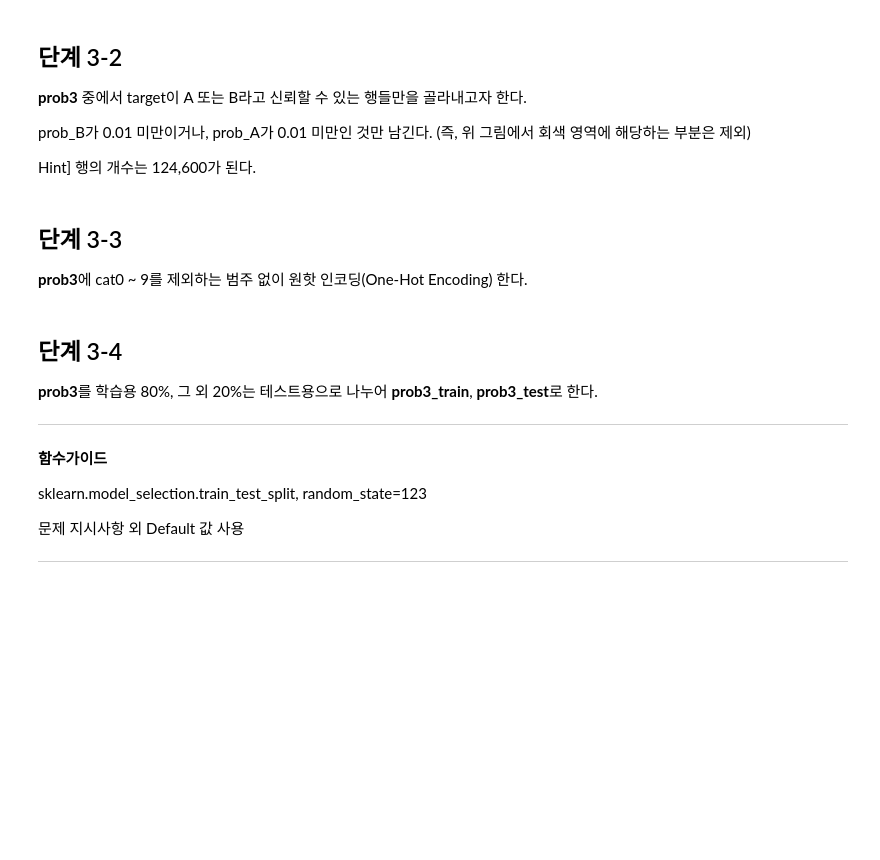
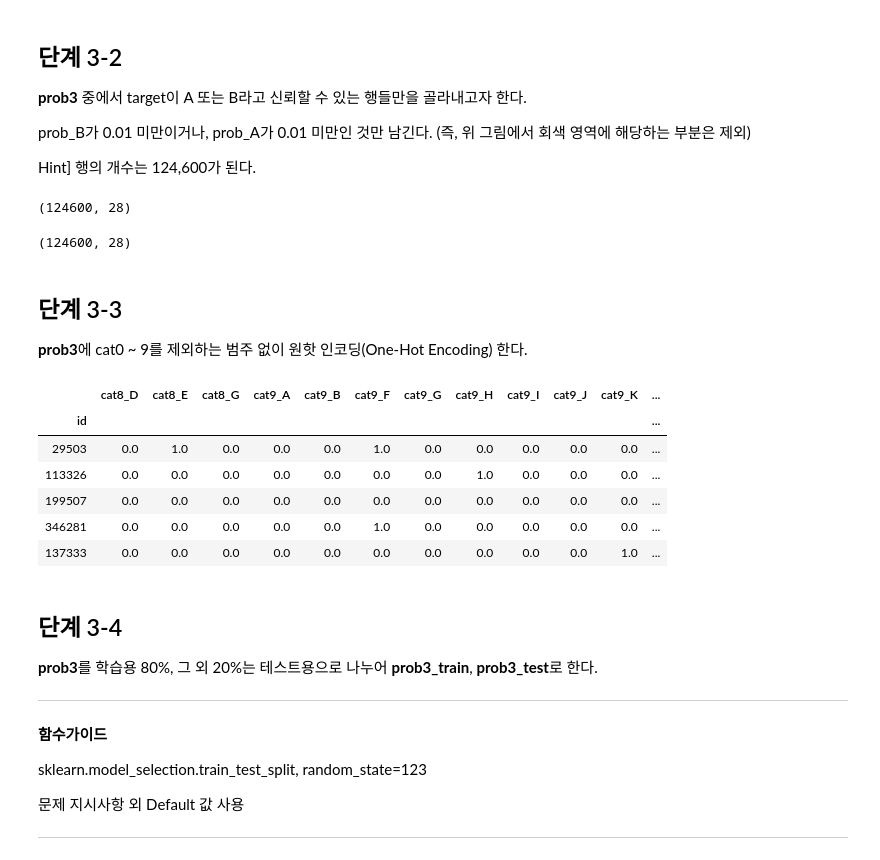
Before and after one commit to sunkusun9/DS_lv3_2607, a Jupyter notebook: sec_ds_lv3_prob2_prob.ipynb, the cells around one changed output. Saved outputs shown, nothing was run; the diff lists cells and outputs as text; code cells hidden in the pictures; blank space fills up the shorter version.

```diff
--- a/sec_ds_lv3_prob2_prob.ipynb
+++ b/sec_ds_lv3_prob2_prob.ipynb
@@ -1034,3 +1034,14 @@ scipy.stats 제공 기능 활용
 문제 지시사항 외 Default 값 사용
 
 ---
+# %%
+from scipy.stats import norm
+df_prob3 = df_basetable.assign(
+    # H0: target은 A범주이다. target ~ N(6.769, 0.616^2)
+    # H1: target은 B범주이다. : 우측 꼬리 검정
+    prob_A = lambda x: norm.sf(x['target'], loc = 6.769, scale = 0.616),
+    # H0: target은 B범주이다. target ~ N(8.123, 0.527)
+    # H1: target은 A범주이다. : 좌측 꼬리 검정
+    prob_B = lambda x: norm.cdf(x['target'], loc = 8.123, scale = 0.527)
+)
+df_prob3.iloc[:5, -5:]
@@ -1042,10 +1061,45 @@ scipy.stats 제공 기능 활용
 prob_B가 0.01 미만이거나, prob_A가 0.01 미만인 것만 남긴다. (즉, 위 그림에서 회색 영역에 해당하는 부분은 제외)
 
 Hint] 행의 개수는 124,600가 된다.
+# %%
+df_prob3 = df_prob3.query('prob_B < 0.01 or prob_A < 0.01')
+df_prob3.shape
+# %% [output]
+(124600, 28)
+# %%
+# 우측의 경계점은 A 분포에서 cdf가 0.99에 해당하는 지점입니다.
+# 좌측의 경계점은 B 분포에서 cdf가 0.01에 해당하는 지점입니다.
+df_prob3 = df_prob3.loc[(
+    (df_prob3['target'] > norm.ppf(0.99, loc = 6.769, scale = 0.616)) | # 오렌지 선의 지점
+    (df_prob3['target'] < norm.ppf(0.01, loc = 8.123, scale = 0.527))  # 파란선 선의 지점
+)]
+df_prob3.shape
+# %% [output]
+(124600, 28)
 # %% [markdown]
 ## 단계 3-3
 
 **prob3**에 cat0 ~ 9를 제외하는 범주 없이 원핫 인코딩(One-Hot Encoding) 한다.
+# %%
+from sklearn.preprocessing import OneHotEncoder
+ohe = OneHotEncoder(drop=None, sparse=False)
+ohe.fit(df_prob3[cat_cols])
+dum_cols = ohe.get_feature_names(cat_cols).tolist()
+
+df_prob3 = df_prob3.join(
+    pd.DataFrame(
+        ohe.transform(df_prob3[cat_cols]), index = df_prob3.index, columns = dum_cols
+    )
+).drop(columns = cat_cols)
+df_prob3.iloc[:5, -15:]
+# %% [output]
+|  | cat8_D | cat8_E | cat8_G | cat9_A | cat9_B | cat9_F | cat9_G | cat9_H | cat9_I | cat9_J | cat9_K | ... |
+| id |  |  |  |  |  |  |  |  |  |  |  | ... |
+| 29503 | 0.0 | 1.0 | 0.0 | 0.0 | 0.0 | 1.0 | 0.0 | 0.0 | 0.0 | 0.0 | 0.0 | ... |
+| 113326 | 0.0 | 0.0 | 0.0 | 0.0 | 0.0 | 0.0 | 0.0 | 1.0 | 0.0 | 0.0 | 0.0 | ... |
+| 199507 | 0.0 | 0.0 | 0.0 | 0.0 | 0.0 | 0.0 | 0.0 | 0.0 | 0.0 | 0.0 | 0.0 | ... |
+| 346281 | 0.0 | 0.0 | 0.0 | 0.0 | 0.0 | 1.0 | 0.0 | 0.0 | 0.0 | 0.0 | 0.0 | ... |
+| 137333 | 0.0 | 0.0 | 0.0 | 0.0 | 0.0 | 0.0 | 0.0 | 0.0 | 0.0 | 0.0 | 1.0 | ... |
 # %% [markdown]
 ## 단계 3-4
 
```
Also changed, not shown: parts of 93 cells of this notebook.
